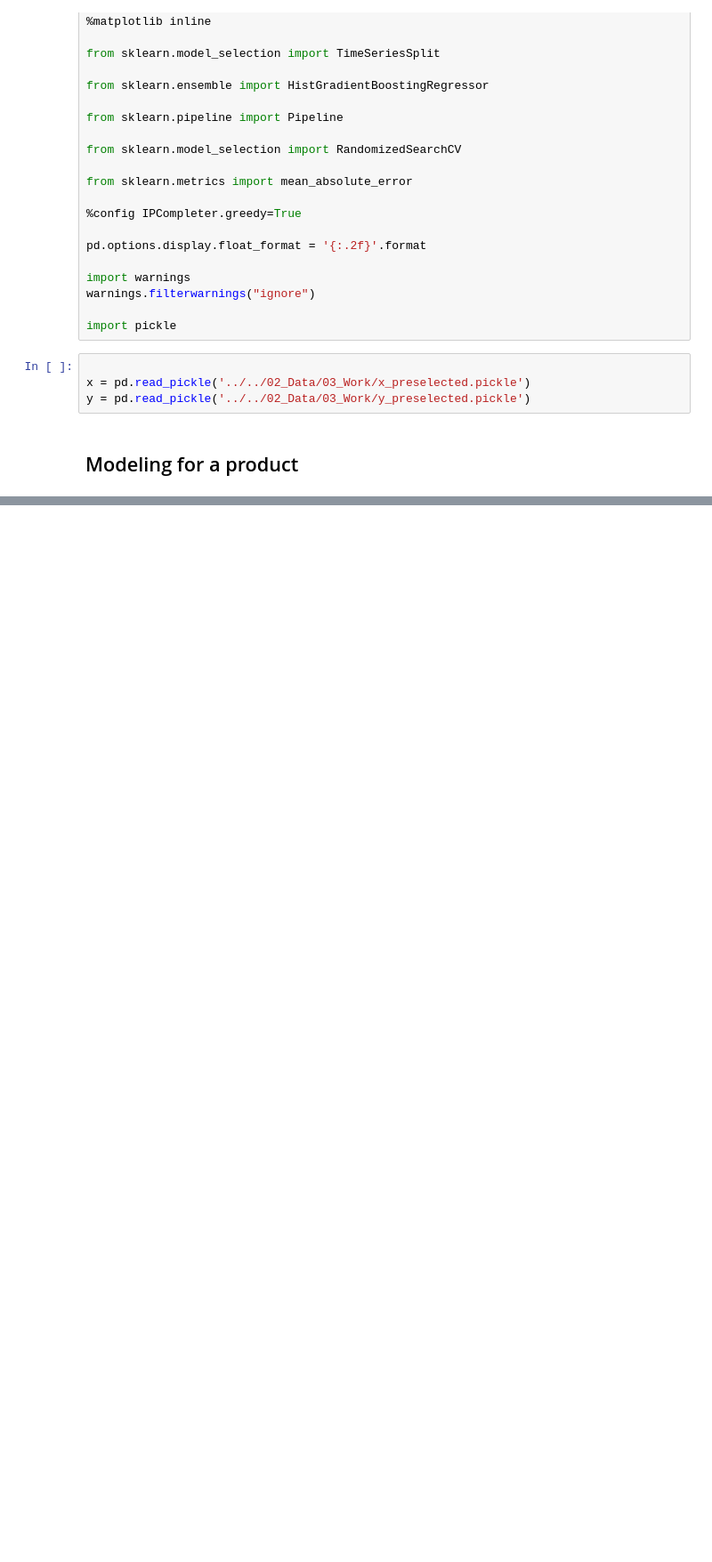
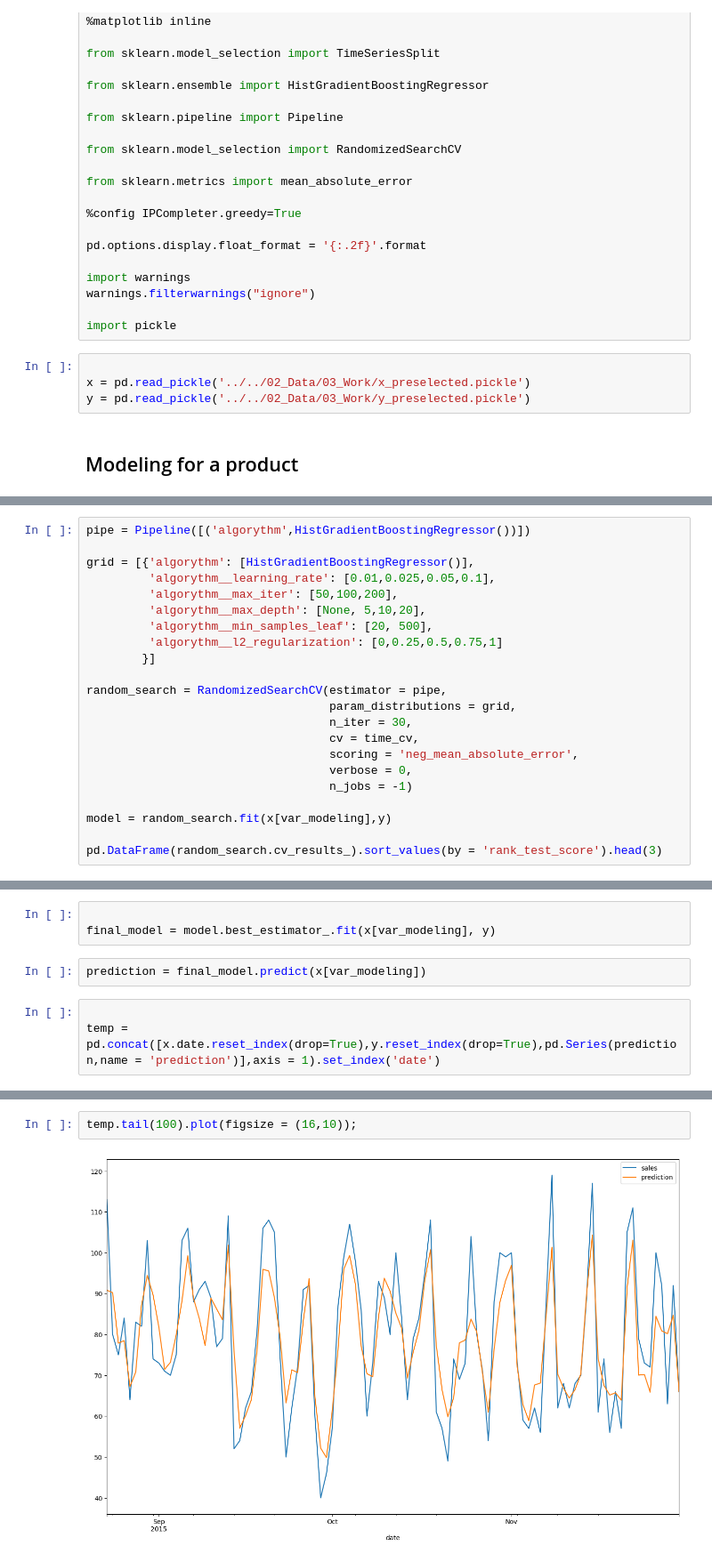
Before and after one commit to adrianriverof/Retail-Sales-Forecasting, a Jupyter notebook: 03_Notebooks/02_Development/06_Modeling_for_regression.ipynb, the cells around one changed output, grey strips where cells are left out. Shown: that part at 89% size. Saved outputs shown, nothing was run; the diff lists cells and outputs as text; blank space fills up the shorter version.

Commit message:
feat(modeling): process for a single product (hyperparam)

```diff
--- a/03_Notebooks/02_Development/06_Modeling_for_regression.ipynb
+++ b/03_Notebooks/02_Development/06_Modeling_for_regression.ipynb
@@ -96,0 +45,22 @@ Index(['date', 'store_id', 'item_id', 'date', 'store_id', 'item_id',
+# %%
+pipe = Pipeline([('algorythm',HistGradientBoostingRegressor())])
+
+grid = [{'algorythm': [HistGradientBoostingRegressor()],
+         'algorythm__learning_rate': [0.01,0.025,0.05,0.1],
+         'algorythm__max_iter': [50,100,200],
+         'algorythm__max_depth': [None, 5,10,20],
+         'algorythm__min_samples_leaf': [20, 500],
+         'algorythm__l2_regularization': [0,0.25,0.5,0.75,1]
+        }]
+
+random_search = RandomizedSearchCV(estimator = pipe,
+                                   param_distributions = grid,
+                                   n_iter = 30,
+                                   cv = time_cv,
+                                   scoring = 'neg_mean_absolute_error',
+                                   verbose = 0,
+                                   n_jobs = -1)
+
+model = random_search.fit(x[var_modeling],y)
+
+pd.DataFrame(random_search.cv_results_).sort_values(by = 'rank_test_score').head(3)
@@ -96,0 +81,8 @@ Index(['date', 'store_id', 'item_id', 'date', 'store_id', 'item_id',
+# %%
+
+final_model = model.best_estimator_.fit(x[var_modeling], y)
+# %%
+prediction = final_model.predict(x[var_modeling])
+# %%
+
+temp = pd.concat([x.date.reset_index(drop=True),y.reset_index(drop=True),pd.Series(prediction,name = 'prediction')],axis = 1).set_index('date')
@@ -96,0 +109,4 @@ Index(['date', 'store_id', 'item_id', 'date', 'store_id', 'item_id',
+# %%
+temp.tail(100).plot(figsize = (16,10));
+# %% [output]
+[figure, added]
```
Also changed, not shown: parts of 15 cells of this notebook.
